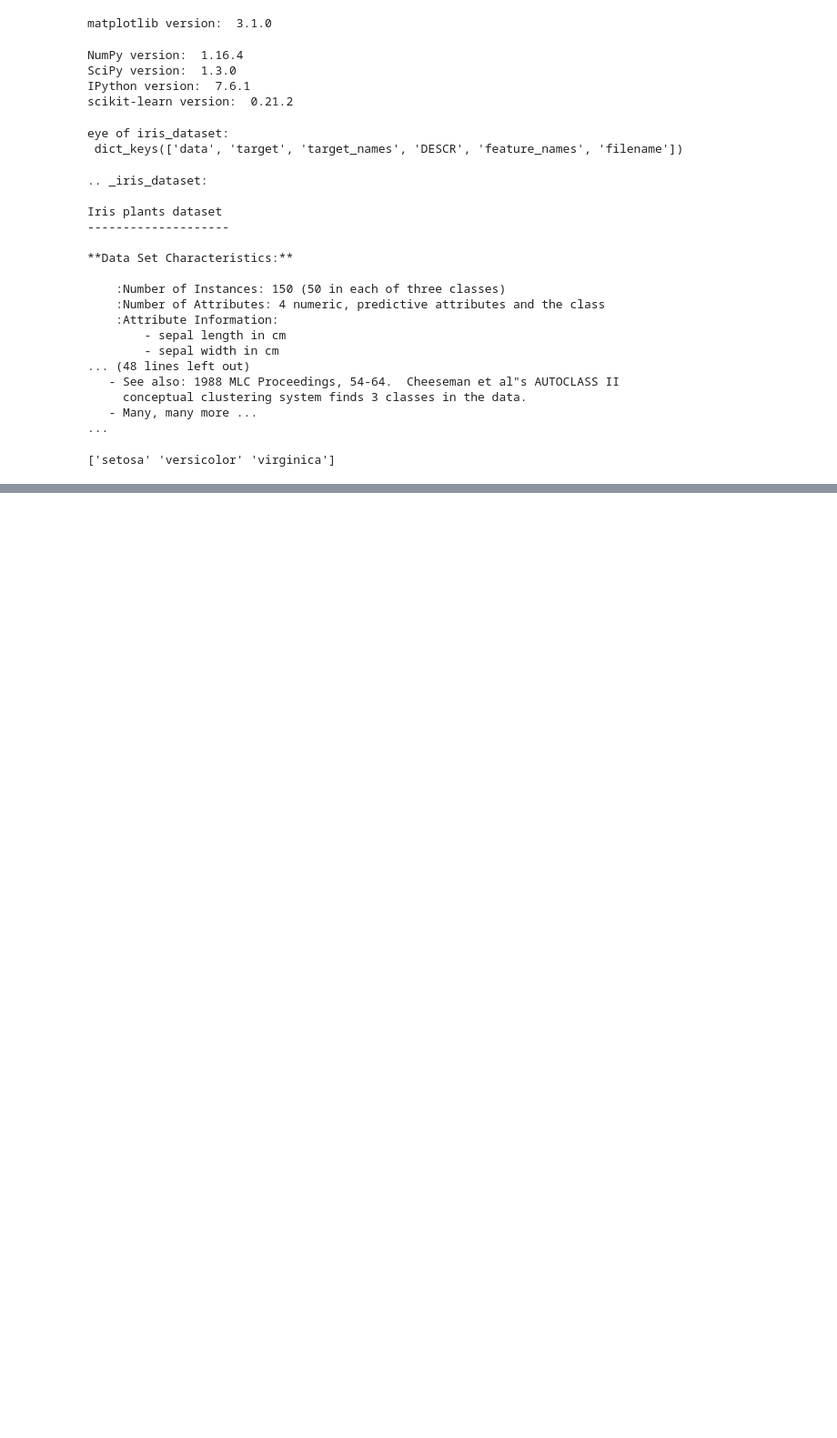
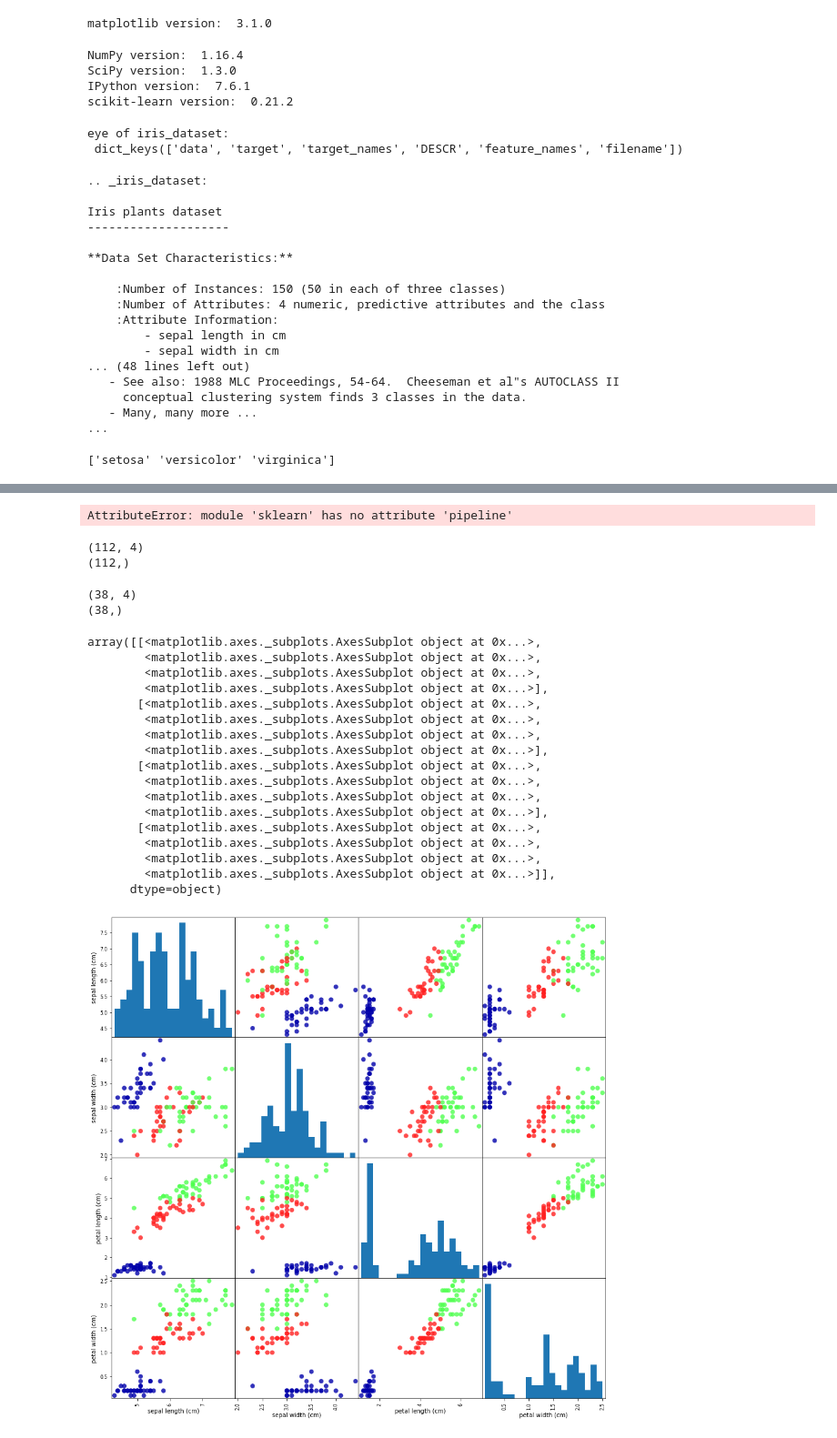
Before and after one commit to gangofnuns/ML-poc, a Jupyter notebook: lda/Irises.ipynb, the cells around one changed output, grey strips where cells are left out. Shown at 91% size. Saved outputs shown, nothing was run; the diff lists cells and outputs as text; code cells hidden in the pictures; blank space fills up the shorter version.

Commit message:
Added more tests.

```diff
--- a/lda/Irises.ipynb
+++ b/lda/Irises.ipynb
@@ -70,0 +147,3 @@ print(iris_dataset['target_names'])
+# %%
+from sklearn.model_selection import train_test_split
+X_train, X_test, y_train, y_test = train_test_split(iris_dataset['data'], iris_dataset['target'], random_state=0)
@@ -70,0 +170,16 @@ print(iris_dataset['target_names'])
+# %%
+help(sklearn.pipeline)
+# %% [output]
+AttributeError: module 'sklearn' has no attribute 'pipeline'
+# %%
+print(X_train.shape)
+print(y_train.shape)
+# %% [output]
+(112, 4)
+(112,)
+# %%
+print(X_test.shape)
+print(y_test.shape)
+# %% [output]
+(38, 4)
+(38,)
@@ -70,0 +189,32 @@ print(iris_dataset['target_names'])
+# %%
+iris_dataframe = pd.DataFrame(X_train, columns=iris_dataset.feature_names)
+# create a scatter matrix from the dataframe, color by y_train
+pd.plotting.scatter_matrix(
+    iris_dataframe,
+    c=y_train,
+    figsize=(15,15),
+    marker='o',
+    hist_kwds={'bins': 20},
+    s = 60,
+    alpha=.8,
+    cmap=mglearn.cm3
+)
+# %% [output]
+array([[<matplotlib.axes._subplots.AxesSubplot object at 0x...>,
+        <matplotlib.axes._subplots.AxesSubplot object at 0x...>,
+        <matplotlib.axes._subplots.AxesSubplot object at 0x...>,
+        <matplotlib.axes._subplots.AxesSubplot object at 0x...>],
+       [<matplotlib.axes._subplots.AxesSubplot object at 0x...>,
+        <matplotlib.axes._subplots.AxesSubplot object at 0x...>,
+        <matplotlib.axes._subplots.AxesSubplot object at 0x...>,
+        <matplotlib.axes._subplots.AxesSubplot object at 0x...>],
+       [<matplotlib.axes._subplots.AxesSubplot object at 0x...>,
+        <matplotlib.axes._subplots.AxesSubplot object at 0x...>,
+        <matplotlib.axes._subplots.AxesSubplot object at 0x...>,
+        <matplotlib.axes._subplots.AxesSubplot object at 0x...>],
+       [<matplotlib.axes._subplots.AxesSubplot object at 0x...>,
+        <matplotlib.axes._subplots.AxesSubplot object at 0x...>,
+        <matplotlib.axes._subplots.AxesSubplot object at 0x...>,
+        <matplotlib.axes._subplots.AxesSubplot object at 0x...>]],
+      dtype=object)
+[figure, added]
```
Also changed, not shown: parts of 16 cells of this notebook, 3 other files.
